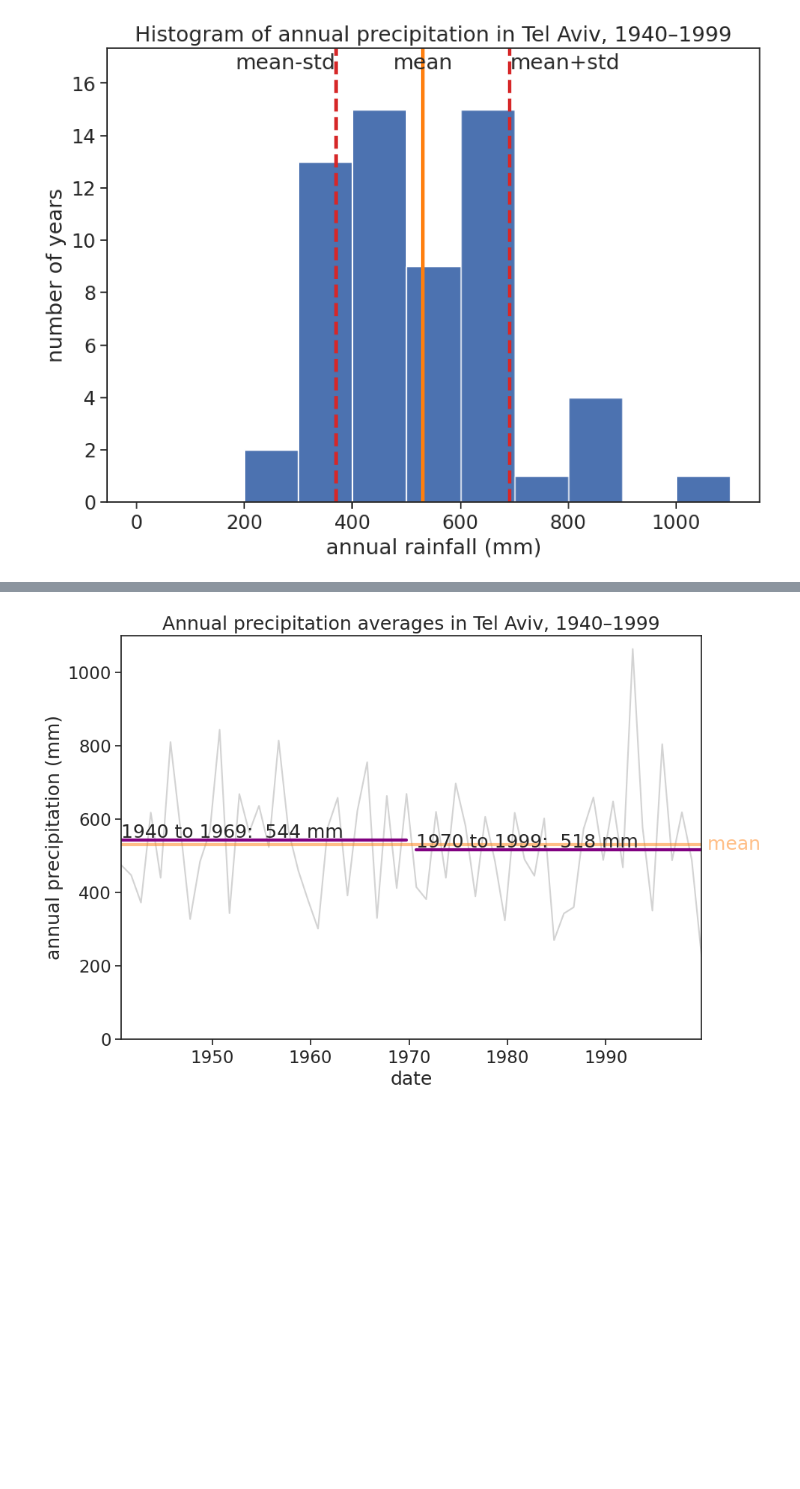
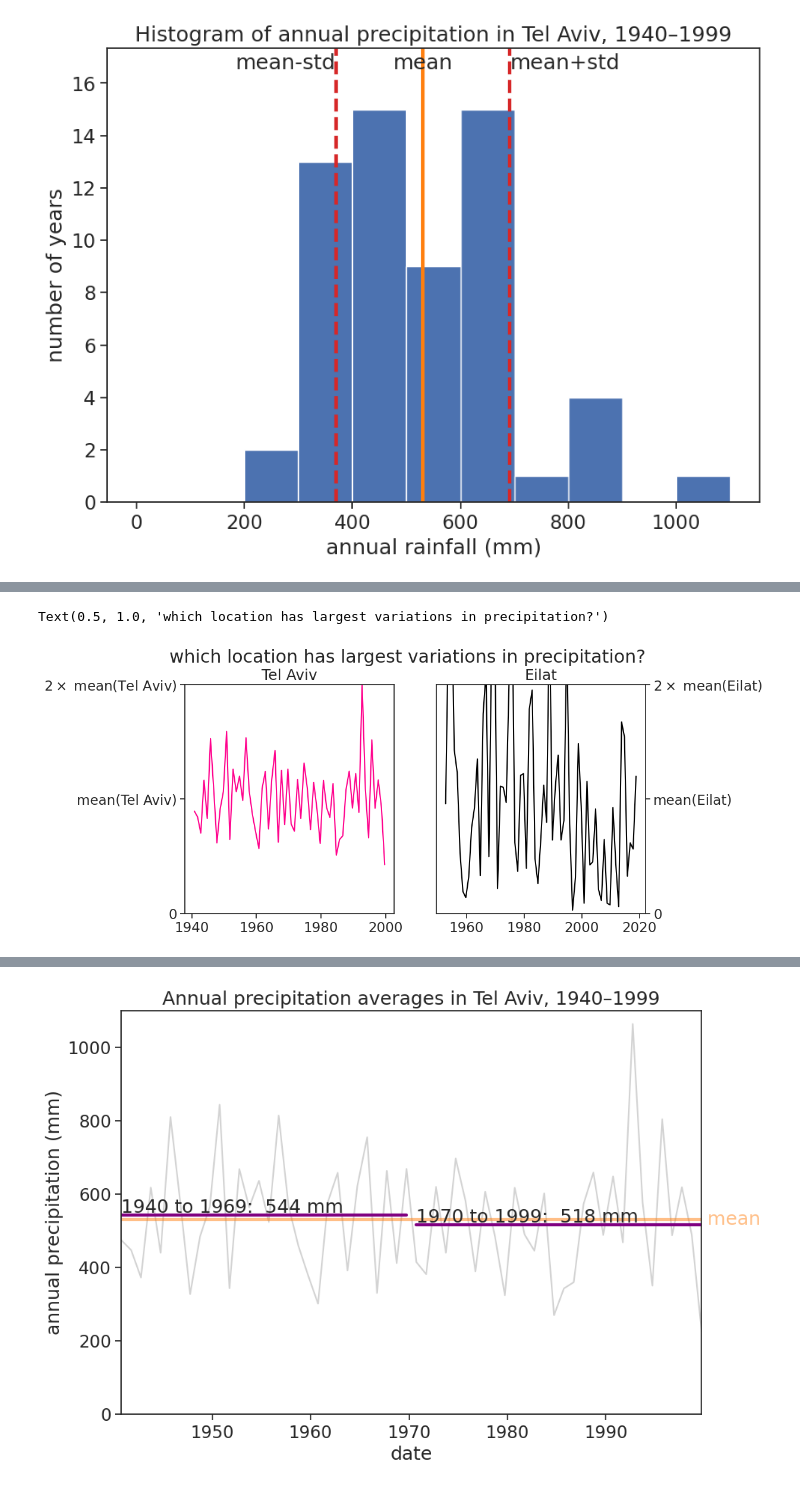
Before and after one commit to yairmau/surface-hydrology, a Jupyter notebook: precipitation/interannual-lecture.ipynb, the cells around one changed output, grey strips where cells are left out. Drawn from its saved outputs; the diff is of its cells as text; code cells hidden in the pictures; blank space fills up the shorter version.

```diff
--- a/precipitation/interannual-lecture.ipynb
+++ b/precipitation/interannual-lecture.ipynb
@@ -167,0 +187,24 @@ Precipitation averages are [usually calculated for time intervals of 30 years](h
+# %%
+#| code-summary: "plot Tel Aviv vs. Eilat"
+fig, ax = plt.subplots(1 ,2, figsize=(10,5))
+
+ax[0].plot(df_year['rain (mm)'], label="Tel Aviv", color="xkcd:hot pink")
+ax[0].set(ylim=[0,2*mean_telaviv],
+          yticks=[0,mean_telaviv,2*mean_telaviv],
+          yticklabels=['0', 'mean(Tel Aviv)', r'$2\times$ mean(Tel Aviv)'],
+          title="Tel Aviv")
+concise(ax[0])
+
+ax[1].plot(df_year_eilat['rain (mm)'], label="Eilat", color="black")
+ax[1].set(ylim=[0,2*mean_eilat],
+          yticks=[0,mean_eilat,2*mean_eilat],
+          yticklabels=['0', 'mean(Eilat)', r'$2\times$ mean(Eilat)'],
+          title="Eilat")
+ax[1].yaxis.set_label_position("right")
+ax[1].yaxis.tick_right()
+concise(ax[1])
+
+fig.suptitle('which location has largest variations in precipitation?', y=1.0)
+# %% [output]
+Text(0.5, 1.0, 'which location has largest variations in precipitation?')
+[figure, added]
```
Also changed, not shown: parts of 8 cells of this notebook, 42 other files.
